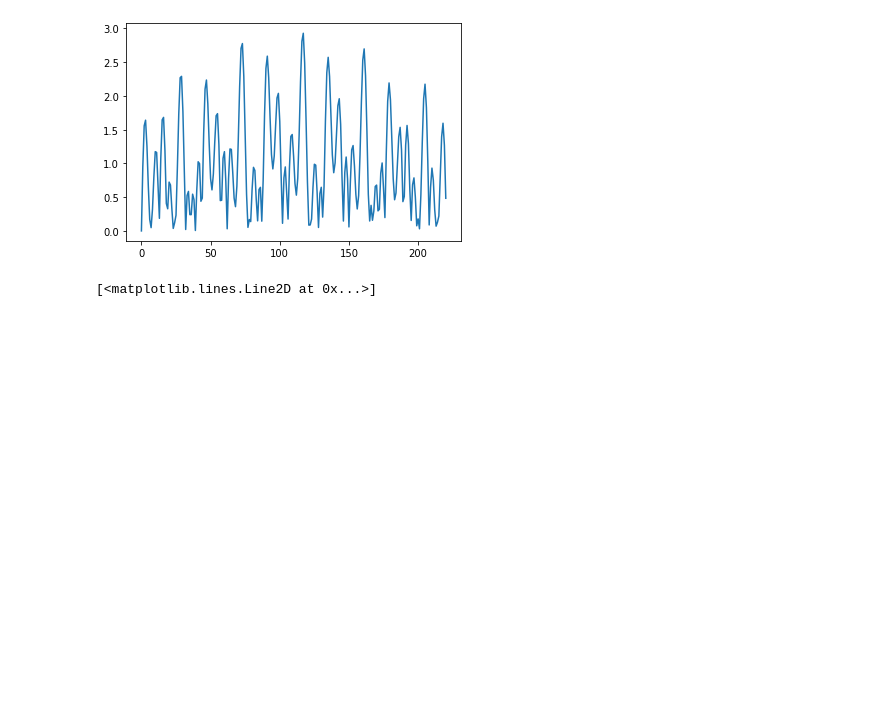
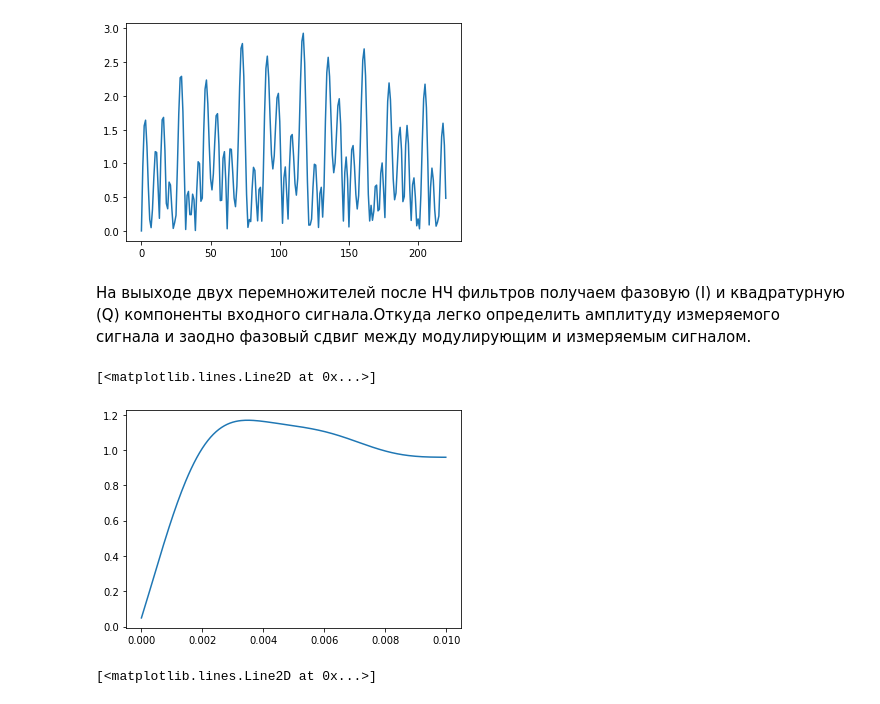
Before and after one commit to bakulev/jupyter_test, a Jupyter notebook: lock-in-demo.ipynb, the cells around one changed output. Cells and saved outputs as stored; diff of their text form; code cells hidden in the pictures; blank space fills up the shorter version.

```diff
--- a/lock-in-demo.ipynb
+++ b/lock-in-demo.ipynb
@@ -89,6 +94,18 @@ plt.plot(r)
 # %% [output]
 [<matplotlib.lines.Line2D at 0x...>]
 [figure]
+# %% [markdown]
+ На выыходе двух перемножителей после НЧ фильтров получаем фазовую (I) и квадратурную (Q) компоненты входного сигнала.Откуда легко определить амплитуду измеряемого сигнала и заодно фазовый сдвиг между модулирующим и измеряемым сигналом.
+# %%
+# делаем фильтрацию лоу пасс фильтром.
+fc = 200  # Cut-off frequency of the filter
+w = fc / (FD / 2) # Normalize the frequency
+b, a = signal.butter(5, w, 'low')
+output = signal.filtfilt(b, a, r)
+plt.plot(t, output, label='filtered')
+# %% [output]
+[<matplotlib.lines.Line2D at 0x...>]
+[figure, added]
 # %%
 phi = np.arctan2(mult, mult_quad)
 plt.plot(phi)
```
Also changed, not shown: parts of 2 cells of this notebook.
